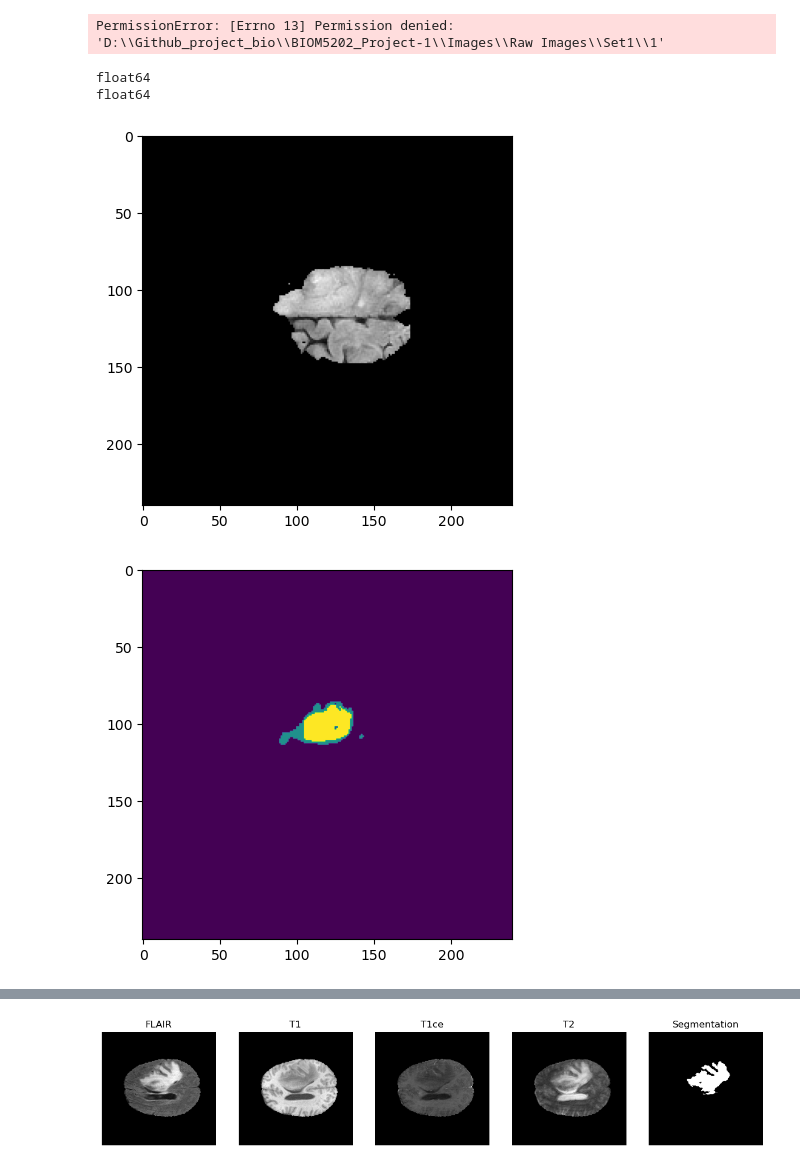
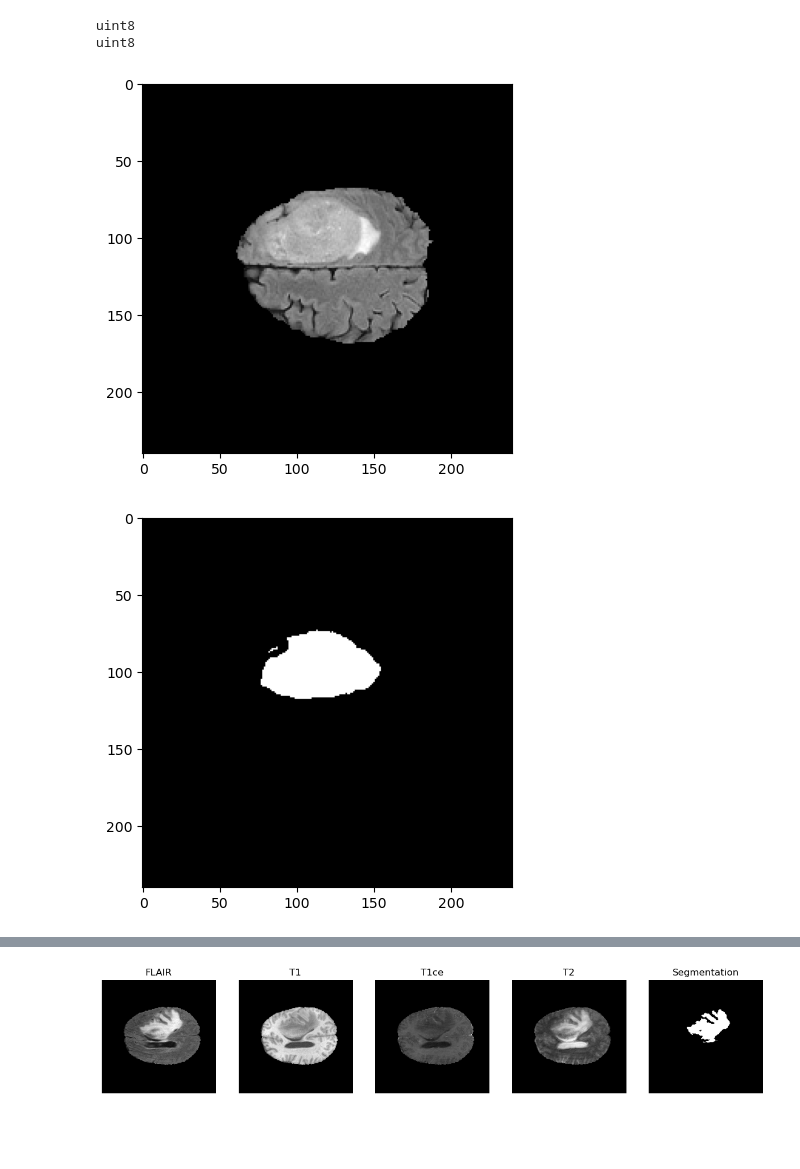
Before and after one commit to YahyaAlaaMassoud/brain-tumor-segmentation, a Jupyter notebook: theresholding/main_2.ipynb, the cells around one changed output, grey strips where cells are left out. Cells and saved outputs as stored; diff of their text form; code cells hidden in the pictures; blank space fills up the shorter version.

Commit message:
write code for showing theresholding

```diff
--- a/theresholding/main_2.ipynb
+++ b/theresholding/main_2.ipynb
@@ -15,49 +15,49 @@ import numpy as np
 import nibabel as nib
 import msvcrt
 # %%
+import cv2
+
 base_path = r'D:\Github_project_bio\BIOM5202_Project-1\Images\Raw Images\Set1'
 file_name_substring_flair = 'flair.png'
 file_name_substring_seg = 'seg.png'
 
-All_images_flair = np.zeros((240, 240, 12), dtype=np.float64)
-All_images_seg = np.zeros((240, 240, 12), dtype=np.float64)
+All_images_flair = np.zeros((240, 240, 12), dtype=np.uint8)  # Changed dtype to np.uint8
+All_images_seg = np.zeros((240, 240, 12), dtype=np.uint8)    # Changed dtype to np.uint8
 
 for folder_number in range(1, 13):
-    folder_path_flair = os.path.join(base_path, str(folder_number))
-    folder_path_seg = os.path.join(base_path, str(folder_number))
+    folder_path = os.path.join(base_path, str(folder_number))
 
     # Get a list of files in the folder
-    files_flair = Image.open(folder_path_flair)
-    files_seg = Image.open(folder_path_seg)
+    files_flair = [file for file in os.listdir(folder_path) if file_name_substring_flair in file]
+    files_seg = [file for file in os.listdir(folder_path) if file_name_substring_seg in file]
+
     # Check if any file contains the specified substring
-    matching_files_flair = [file for file in files_flair if file_name_substring_flair in file]
-    matching_files_seg = [file for file in files_seg if file_name_substring_seg in file]
+    if files_flair and files_seg:
+        file_path_flair = os.path.join(folder_path, files_flair[0])
+        file_path_seg = os.path.join(folder_path, files_seg[0])
 
-    # If there is a match, open the first matching file
-    if matching_files_flair and matching_files_seg:
-        file_path_flair = os.path.join(folder_path_flair, matching_files_flair[0])
-        file_path_seg = os.path.join(folder_path_seg, matching_files_seg[0])
+        # Open the image files using PIL
+        img_flair = np.array(Image.open(file_path_flair), dtype=np.uint8)  # Changed dtype to np.uint8
+        img_seg = np.array(Image.open(file_path_seg), dtype=np.uint8)      # Changed dtype to np.uint8
 
-        # Open the NIfTI files using nibabel
-        img_flair = nib.load(file_path_flair).get_fdata()
-        img_seg = nib.load(file_path_seg).get_fdata()
+        # Convert the images to grayscale
+        img_flair = cv2.cvtColor(img_flair, cv2.COLOR_BGR2GRAY)
+        img_seg = cv2.cvtColor(img_seg, cv2.COLOR_BGR2GRAY)
 
-        # Assign selected channels to the All_images array
-        All_images_flair[:, :, folder_number - 1] = files_flair
-        All_images_seg[:, :, folder_number - 1] = files_seg
+        # Assign the images to the All_images arrays
+        All_images_flair[:, :, folder_number - 1] = img_flair
+        All_images_seg[:, :, folder_number - 1] = img_seg
-# %% [output]
-PermissionError: [Errno 13] Permission denied: 'D:\\Github_project_bio\\BIOM5202_Project-1\\Images\\Raw Images\\Set1\\1'
 # %%
 print(All_images_flair.dtype)
-print(selected_channels_flair.dtype)
-plt.imshow(All_images_flair[:,:,4,11], cmap='gray')
+print(All_images_seg.dtype)
+plt.imshow(All_images_flair[:,:,11], cmap='gray')
 plt.show()
-plt.imshow(All_images_seg[:,:,4,11])
+plt.imshow(All_images_seg[:,:,11], cmap='gray')
 plt.show()
 # %% [output]
-float64
-float64
+uint8
+uint8
-[figure, old version]
+[figure, new version]
-[figure, old version]
+[figure, new version]
 # %%
 
```
Also changed, not shown: parts of 1 cell of this notebook.
